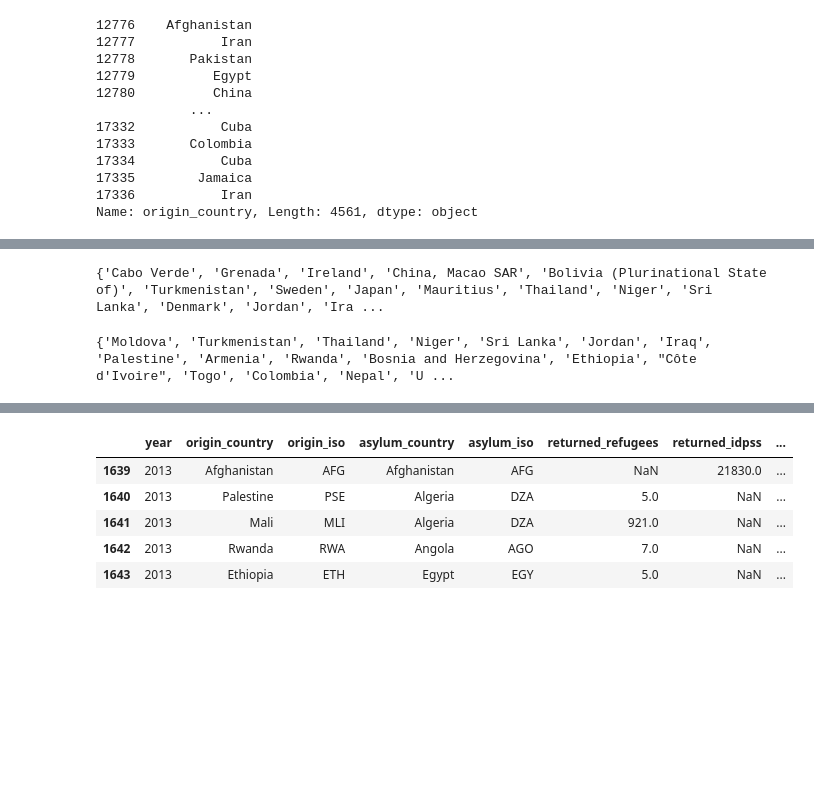
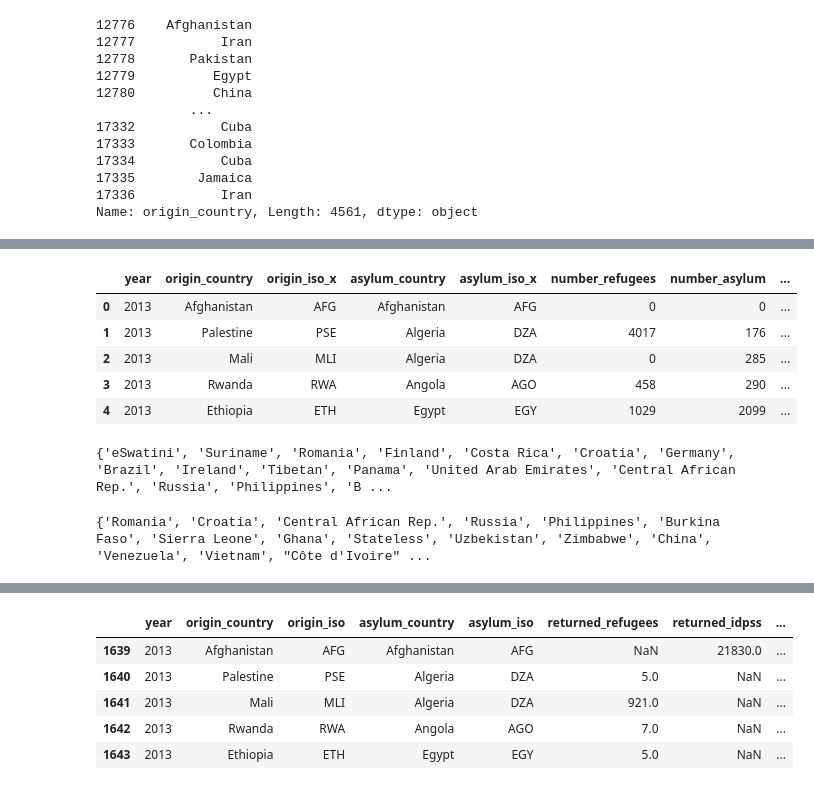
Before and after one commit to yunsquared/3300p2, a Jupyter notebook: 3300-preprocessing.ipynb, the cells around one changed output, grey strips where cells are left out. Saved outputs shown, nothing was run; the diff lists cells and outputs as text; code cells hidden in the pictures; blank space fills up the shorter version.

```diff
--- a/3300-preprocessing.ipynb
+++ b/3300-preprocessing.ipynb
@@ -51,7 +51,20 @@ solutions_2013.head()
 | 1643 | 2013 | Ethiopia | ETH | Egypt | EGY | 5.0 | NaN | ... |
 # %%
 # data_2013['origin_country'].replace('Syrian Arab Rep.', 'Syria')
-data_2013.loc[:, 'origin_country']=data_2013.loc[:, 'origin_country'].replace({'Syrian Arab Rep.':'Syria', 'Russian Federation': 'Russia', 'Iran (Islamic Rep. of)': 'Iran', 'United Kingdom of Great Britain and Northern Ireland': 'United Kingdom', 'Viet Nam': 'Vietnam', 'Palestinian': 'Palestine', 'Rep. of Korea': 'South Korea', "Dem. People's Rep. of Korea": "North Korea", 'Bolivia (Plurinational State of)': 'Bolivia', 'China, Hong Kong SAR': 'Hong Kong', 'Denmark': 'Greenland', 'Rep. of Moldova': 'Moldova', 'United Rep. of Tanzania': 'Tanzania', 'Eswatini': 'eSwatini', "Cote d'Ivoire": "Côte d'Ivoire", 'Serbia and Kosovo: S/RES/1244 (1999)': 'Serbia', 'Venezuela (Bolivarian Republic of)': 'Venezuela', 'Dem. Rep. of the Congo': 'Dem. Rep. Congo', "Lao People's Dem. Rep.": 'Laos'})
+data_2013.loc[:, 'origin_country']=data_2013.loc[:, 'origin_country'].replace({'Syrian Arab Rep.':'Syria',
+                                                                               'Russian Federation': 'Russia',
+                                                                               'Iran (Islamic Rep. of)': 'Iran',
+                                                                               'United Kingdom of Great Britain and Northern Ireland': 'United Kingdom',
+                                                                               'Viet Nam': 'Vietnam', 'Palestinian': 'Palestine', 'Rep. of Korea': 'South Korea',
+                                                                               "Dem. People's Rep. of Korea": "North Korea", 'Bolivia (Plurinational State of)': 'Bolivia',
+                                                                               'China, Hong Kong SAR': 'Hong Kong', 'Denmark': 'Greenland', 'Rep. of Moldova': 'Moldova',
+                                                                               'United Rep. of Tanzania': 'Tanzania', 'Eswatini': 'eSwatini',
+                                                                               "Cote d'Ivoire": "Côte d'Ivoire", 'Serbia and Kosovo: S/RES/1244 (1999)': 'Serbia',
+                                                                               'Venezuela (Bolivarian Republic of)': 'Venezuela', 'Dem. Rep. of the Congo': 'Dem. Rep. Congo',
+                                                                               "Lao People's Dem. Rep.": 'Laos',
+                                                                              "South Sudan": "S. Sudan",
+                                                                              "West Sahara": "W. Sahara",
+                                                                              "Bosnia and Herzegovina": "Bosnia and Herz"})
 
 data_2014.loc[:, 'origin_country']=data_2014.loc[:, 'origin_country'].replace({'Syrian Arab Rep.':'Syria', 'Russian Federation': 'Russia', 'Iran (Islamic Rep. of)': 'Iran', 'United Kingdom of Great Britain and Northern Ireland': 'United Kingdom', 'Viet Nam': 'Vietnam', 'Palestinian': 'Palestine', 'Rep. of Korea': 'South Korea', "Dem. People's Rep. of Korea": "North Korea", 'Bolivia (Plurinational State of)': 'Bolivia', 'China, Hong Kong SAR': 'Hong Kong', 'Denmark': 'Greenland', 'Rep. of Moldova': 'Moldova', 'United Rep. of Tanzania': 'Tanzania', 'Eswatini': 'eSwatini', "Cote d'Ivoire": "Côte d'Ivoire", 'Serbia and Kosovo: S/RES/1244 (1999)': 'Serbia', 'Venezuela (Bolivarian Republic of)': 'Venezuela', 'Dem. Rep. of the Congo': 'Dem. Rep. Congo', "Lao People's Dem. Rep.": 'Laos'})
 # %% [output]
@@ -61,4 +74,17 @@ Try using .loc[row_indexer,col_indexer] = value instead
 See the caveats in the documentation: https://pandas.pydata.org/pandas-docs/stable/user_guide/indexing.html#returning-a-view-versus-a-copy
   self.obj[item] = s
 # %%
-solutions_2013.loc[:, 'origin_country']=solutions_2013.loc[:, 'origin_country'].replace({'Syrian Arab Rep.':'Syria', 'Russian Federation': 'Russia', 'Iran (Islamic Rep. of)': 'Iran', 'United Kingdom of Great Britain and Northern Ireland': 'United Kingdom', 'Viet Nam': 'Vietnam', 'Palestinian': 'Palestine', 'Rep. of Korea': 'South Korea', "Dem. People's Rep. of Korea": "North Korea", 'Bolivia (Plurinational State of)': 'Bolivia', 'China, Hong Kong SAR': 'Hong Kong', 'Denmark': 'Greenland', 'Rep. of Moldova': 'Moldova', 'United Rep. of Tanzania': 'Tanzania', 'Eswatini': 'eSwatini', "Cote d'Ivoire": "Côte d'Ivoire", 'Serbia and Kosovo: S/RES/1244 (1999)': 'Serbia', 'Venezuela (Bolivarian Republic of)': 'Venezuela', 'Dem. Rep. of the Congo': 'Dem. Rep. Congo', "Lao People's Dem. Rep.": 'Laos'})
+solutions_2013.loc[:, 'origin_country']=solutions_2013.loc[:, 'origin_country'].replace({'Syrian Arab Rep.':'Syria',
+                                                                               'Russian Federation': 'Russia',
+                                                                               'Iran (Islamic Rep. of)': 'Iran',
+                                                                               'United Kingdom of Great Britain and Northern Ireland': 'United Kingdom',
+                                                                               'Viet Nam': 'Vietnam', 'Palestinian': 'Palestine', 'Rep. of Korea': 'South Korea',
+                                                                               "Dem. People's Rep. of Korea": "North Korea", 'Bolivia (Plurinational State of)': 'Bolivia',
+                                                                               'China, Hong Kong SAR': 'Hong Kong', 'Denmark': 'Greenland', 'Rep. of Moldova': 'Moldova',
+                                                                               'United Rep. of Tanzania': 'Tanzania', 'Eswatini': 'eSwatini',
+                                                                               "Cote d'Ivoire": "Côte d'Ivoire", 'Serbia and Kosovo: S/RES/1244 (1999)': 'Serbia',
+                                                                               'Venezuela (Bolivarian Republic of)': 'Venezuela', 'Dem. Rep. of the Congo': 'Dem. Rep. Congo',
+                                                                               "Lao People's Dem. Rep.": 'Laos',
+                                                                              "South Sudan": "S. Sudan",
+                                                                              "West Sahara": "W. Sahara",
+                                                                              "Bosnia and Herzegovina": "Bosnia and Herz"})
@@ -104,4 +124,15 @@ solutions_2013['origin_country']
 Name: origin_country, Length: 502, dtype: object
+# %%
+merged_df = pd.merge(data_2013, solutions_2013, on=['origin_country', 'asylum_country', 'year'])
+# %%
+merged_df.head()
+# %% [output]
+|  | year | origin_country | origin_iso_x | asylum_country | asylum_iso_x | number_refugees | number_asylum | ... |
+| 0 | 2013 | Afghanistan | AFG | Afghanistan | AFG | 0 | 0 | ... |
+| 1 | 2013 | Palestine | PSE | Algeria | DZA | 4017 | 176 | ... |
+| 2 | 2013 | Mali | MLI | Algeria | DZA | 0 | 285 | ... |
+| 3 | 2013 | Rwanda | RWA | Angola | AGO | 458 | 290 | ... |
+| 4 | 2013 | Ethiopia | ETH | Egypt | EGY | 1029 | 2099 | ... |
 # %%
 data['origin_country']
 # countries_dict = defaultdict(list)
@@ -120,7 +151,7 @@ for origin in (data_2014["origin_country"]):
 
 print(origin_set)
 # %% [output]
-{'Cabo Verde', 'Grenada', 'Ireland', 'China, Macao SAR', 'Bolivia (Plurinational State of)', 'Turkmenistan', 'Sweden', 'Japan', 'Mauritius', 'Thailand', 'Niger', 'Sri Lanka', 'Denmark', 'Jordan', 'Ira ...
+{'eSwatini', 'Suriname', 'Romania', 'Finland', 'Costa Rica', 'Croatia', 'Germany', 'Brazil', 'Ireland', 'Tibetan', 'Panama', 'United Arab Emirates', 'Central African Rep.', 'Russia', 'Philippines', 'B ...
 # %%
 #solutions origins set
 soln_origin_set = set()
@@ -131,4 +162,4 @@ for origin in (solutions_2013["origin_country"]):
 
 print(soln_origin_set)
 # %% [output]
-{'Moldova', 'Turkmenistan', 'Thailand', 'Niger', 'Sri Lanka', 'Jordan', 'Iraq', 'Palestine', 'Armenia', 'Rwanda', 'Bosnia and Herzegovina', 'Ethiopia', "Côte d'Ivoire", 'Togo', 'Colombia', 'Nepal', 'U ...
+{'Romania', 'Croatia', 'Central African Rep.', 'Russia', 'Philippines', 'Burkina Faso', 'Sierra Leone', 'Ghana', 'Stateless', 'Uzbekistan', 'Zimbabwe', 'China', 'Venezuela', 'Vietnam', "Côte d'Ivoire" ...
```
Also changed, not shown: parts of 17 cells of this notebook, 5 other files.
